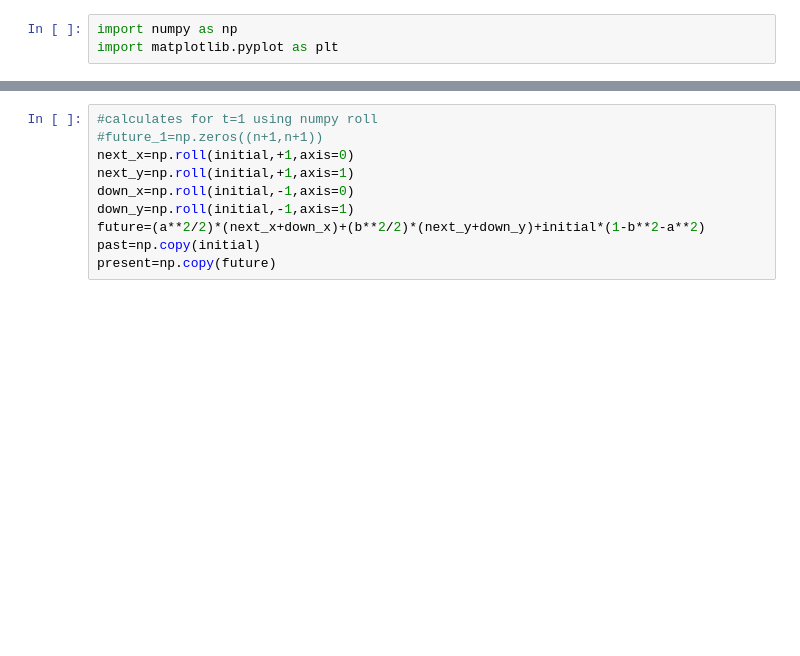
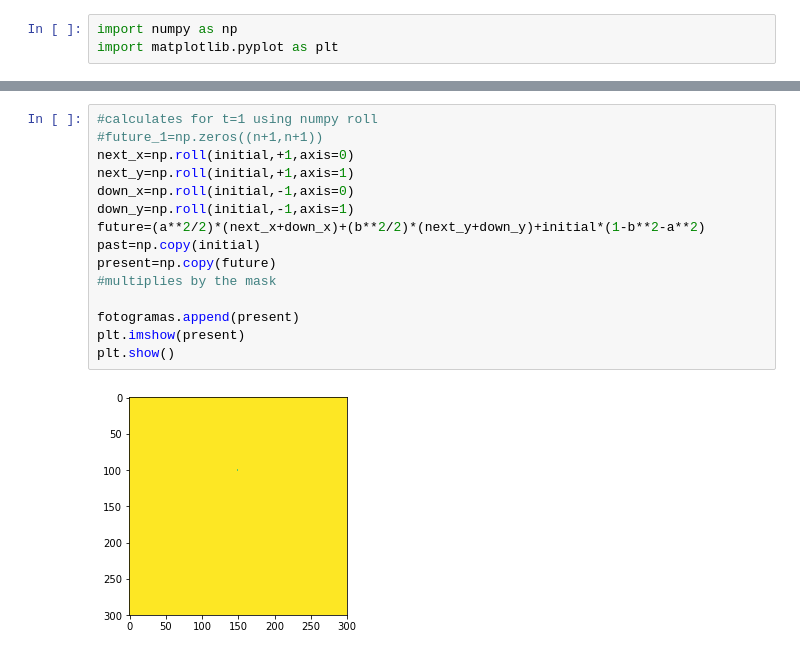
Before and after one commit to andtatts/ArdilaComputacionales201719, a Jupyter notebook: Homeworks/GustavoArdila_hw3/Punto1.ipynb, the cells around one changed output, grey strips where cells are left out. Cells and saved outputs as stored; diff of their text form; blank space fills up the shorter version.

```diff
--- a/Homeworks/GustavoArdila_hw3/Punto1.ipynb
+++ b/Homeworks/GustavoArdila_hw3/Punto1.ipynb
@@ -73,13 +56,20 @@ plt.show()
 # %%
 #calculates for t=1 using numpy roll
 #future_1=np.zeros((n+1,n+1))
 next_x=np.roll(initial,+1,axis=0)
 next_y=np.roll(initial,+1,axis=1)
 down_x=np.roll(initial,-1,axis=0)
 down_y=np.roll(initial,-1,axis=1)
 future=(a**2/2)*(next_x+down_x)+(b**2/2)*(next_y+down_y)+initial*(1-b**2-a**2)
 past=np.copy(initial)
 present=np.copy(future)
+#multiplies by the mask
+
+fotogramas.append(present)
+plt.imshow(present)
+plt.show()
+# %% [output]
+[figure, added]
 # %%
 #knowing t=0 and t=1 we can continue the temporal loop
 #calculate the number of temporal iterations
```
Also changed, not shown: parts of 10 cells of this notebook.
